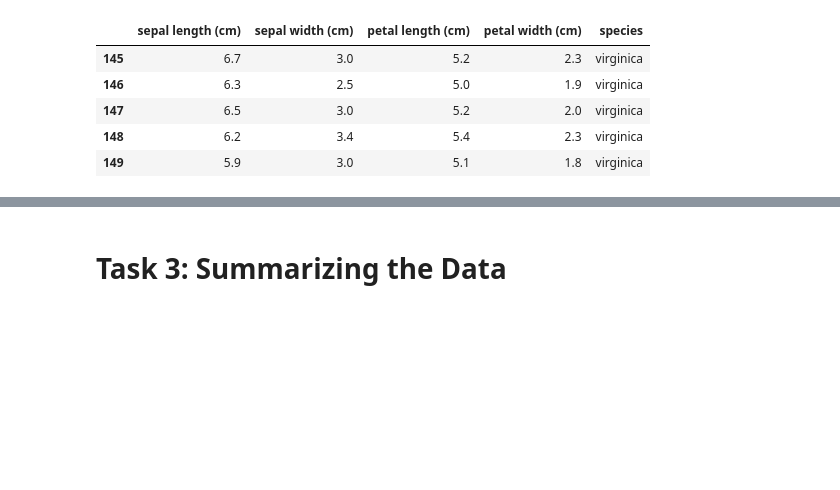
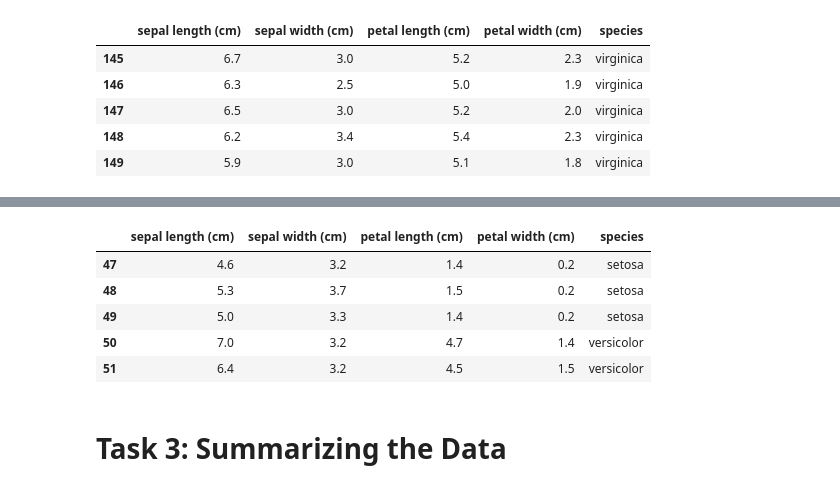
Before and after one commit to danielfinnerty/principles_of_data_analytics, a Jupyter notebook: tasks.ipynb, the cells around one changed output, grey strips where cells are left out. Saved outputs shown, nothing was run; the diff lists cells and outputs as text; code cells hidden in the pictures; blank space fills up the shorter version.

```diff
--- a/tasks.ipynb
+++ b/tasks.ipynb
@@ -136,3 +161,14 @@ As a result of converting to a dataframe format, the df.head and df.tail command
+# %%
+# view middle rows
+# method source: https://pandas.pydata.org/docs/reference/api/pandas.DataFrame.iloc.html
+iris_df.iloc[47:52]
+# %% [output]
+|  | sepal length (cm) | sepal width (cm) | petal length (cm) | petal width (cm) | species |
+| 47 | 4.6 | 3.2 | 1.4 | 0.2 | setosa |
+| 48 | 5.3 | 3.7 | 1.5 | 0.2 | setosa |
+| 49 | 5.0 | 3.3 | 1.4 | 0.2 | setosa |
+| 50 | 7.0 | 3.2 | 4.7 | 1.4 | versicolor |
+| 51 | 6.4 | 3.2 | 4.5 | 1.5 | versicolor |
 # %% [markdown]
 # Task 3: Summarizing the Data
 # %%
```
Also changed, not shown: parts of 23 cells of this notebook.
